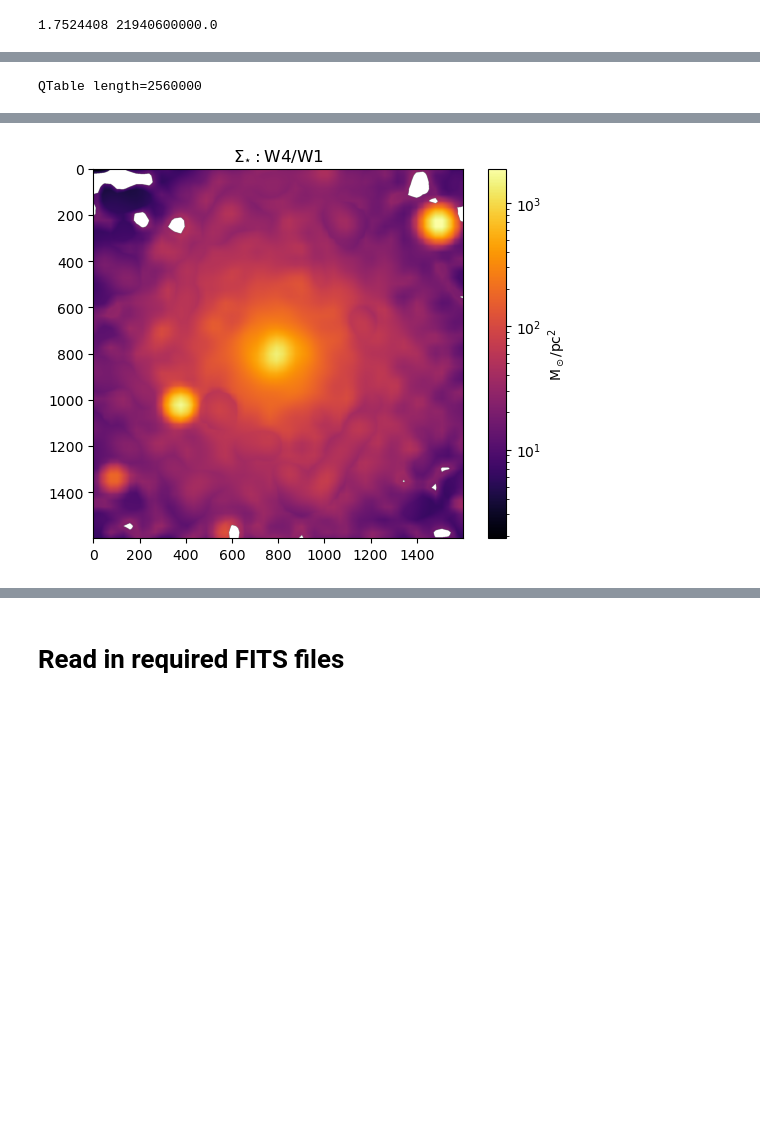
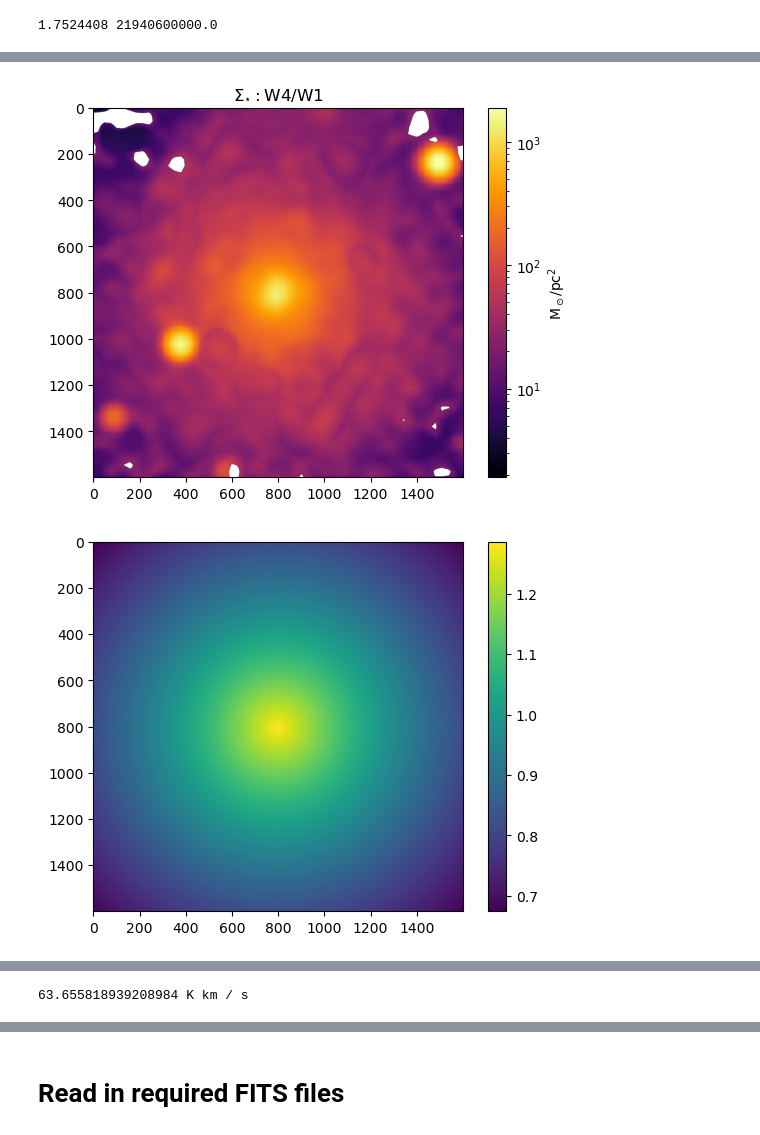
Before and after one commit to annadignan/co_to_h2, a Jupyter notebook: work.ipynb, the cells around one changed output, grey strips where cells are left out. Cells and saved outputs as stored; diff of their text form; code cells hidden in the pictures; blank space fills up the shorter version.

Commit message:
Update work.ipynb
Adding functions for radius, metallicity, and alpha CO

```diff
--- a/work.ipynb
+++ b/work.ipynb
@@ -170,6 +496,9 @@ class Map:
 ngc0628_sfr=props_filt['props_sfr'][0]
 ngc0628_mstar=props_filt['props_mstar'][0]
 ngc0628_inc=props_filt['orient_incl'][0]
+ngc0628_pa=props_filt['orient_posang'][0]
+ngc0628_dist=props_filt['dist'][0]
+
 print(ngc0628_sfr,ngc0628_mstar)
 # %% [output]
 1.7524408 21940600000.0
@@ -205,7 +534,7 @@ gam_gswlc=w1_7p5_reproj.calc_gamma(method='GSWLC',gal_sfr=ngc0628_sfr,gal_Mstar=
 gam_gswlc.add_col(t=tab, name='GSWLC gamma',length=len(tab))
 
 sig_gswlc=w1_7p5_reproj.calc_sig_star(gamma=gam_gswlc.data, I_w1=w1_7p5_reproj.data*w1_7p5_reproj.unit, i=ngc0628_inc)
-sig_gswlc.add_col(t=tab, name='GSWLC sigma SFR')
+sig_gswlc.add_col(t=tab, name='GSWLC sigma star')
 
 # W3/W1
 gam_w3w1=w1_7p5_reproj.calc_gamma(method='W3/W1', I_w3=w3_7p5_reproj.data*w3_7p5_reproj.unit,
@@ -213,7 +542,7 @@ gam_w3w1=w1_7p5_reproj.calc_gamma(method='W3/W1', I_w3=w3_7p5_reproj.data*w3_7p5
 gam_w3w1.add_col(t=tab, name='W3/W1 gamma')
 
 sig_w3w1=w1_7p5_reproj.calc_sig_star(gamma=gam_w3w1.data, I_w1=w1_7p5_reproj.data*w1_7p5_reproj.unit, i=ngc0628_inc)
-sig_w3w1.add_col(t=tab, name='W3/W1 sigma SFR')
+sig_w3w1.add_col(t=tab, name='W3/W1 sigma star')
 
 # W4/W1
 gam_w4w1=w1_15_reproj.calc_gamma(method='W4/W1', I_w4=w4_15_reproj.data*w1_15_reproj.unit,
@@ -222,9 +551,30 @@ gam_w4w1.add_col(t=tab, name='W4/W1 gamma')
 
 sig_w4w1=w1_15_reproj.calc_sig_star(gamma=gam_w4w1.data, I_w1=w1_15_reproj.data*w1_15_reproj.unit, i=ngc0628_inc,
                                     plot=True, method='W4/W1')
-sig_w4w1.add_col(t=tab, name='W4/W1 sigma SFR')
+sig_w4w1.add_col(t=tab, name='W4/W1 sigma star')
 
-tab
+# calculate deprojected radii grid
+rad_deg,projang_deg=co_map.deproject(center_coord=(co_map.hdr['CRVAL1']*u.deg, co_map.hdr['CRVAL2']*u.deg),
+                        incl=ngc0628_inc*u.deg, pa=ngc0628_pa*u.deg, header=co_map.hdr, wcs=WCS(co_map.hdr),
+                        naxis=np.array([co_map.hdr['NAXIS1'],co_map.hdr['NAXIS2']]))
+
+distance_kpc = (ngc0628_dist*u.Mpc).to(u.kpc).value
+r_g_kpc = rad_deg * u.deg.to(u.radian) * distance_kpc
+r_g = r_g_kpc * u.kpc
+
+tab['r_G']=r_g.reshape(-1)
+
+met=co_map.calc_metallicity(Mstar=ngc0628_mstar, Re=3.9*u.kpc, r_gal=tab['r_G'])
+tab['Zprime']=met # metallicity normalized to solar value?
+plotmap(met.reshape(1600,1600))
+
+alpha_co=calc_alpha_co(Zprime=tab['Zprime'],sigma_star=tab['GSWLC sigma star'])
+
+co_map.add_col(t=tab,name='CO data')
+
+n_h2=alpha_to_x(alpha_co=alpha_co, i_co=tab['CO data'], inc=ngc0628_inc)
+
+plotmap(n_h2.reshape(1600,1600))
 # %% [output]
 INFO:
                 Inconsistent SIP distortion information is present in the FITS header and the WCS object:
@@ -243,4 +593,3 @@ INFO:
 
                  [astropy.wcs.wcs]
 -0.07169851852201015
-QTable length=2560000
@@ -266,3 +596,4 @@ QTable length=2560000
 [figure]
 [figure]
 [figure]
+[figure, added]
@@ -268,0 +601,5 @@ QTable length=2560000
+# %%
+tab
+print(np.nanmax(tab['CO data']))
+# %% [output]
+63.655818939208984 K km / s
```
Also changed, not shown: parts of 4 cells of this notebook.
